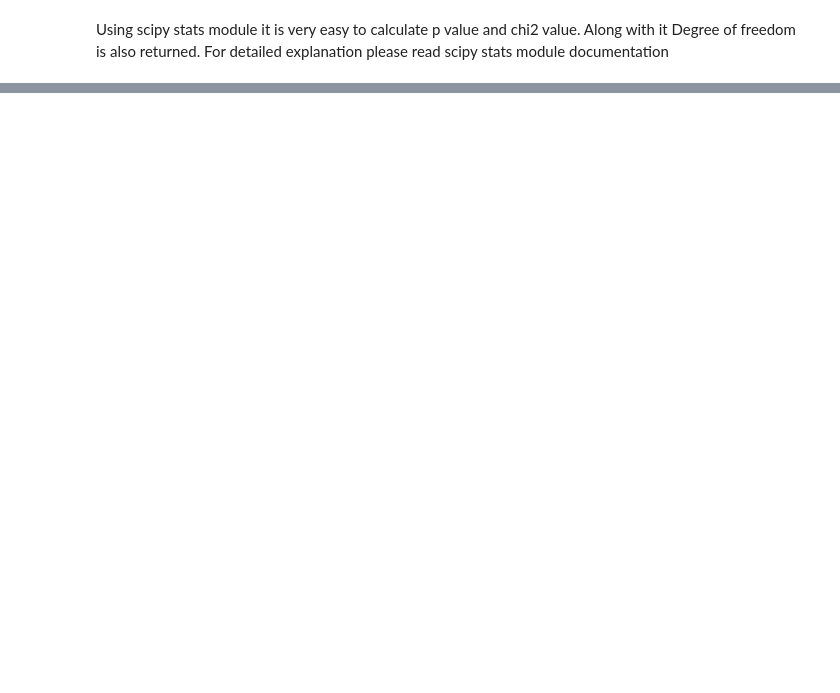
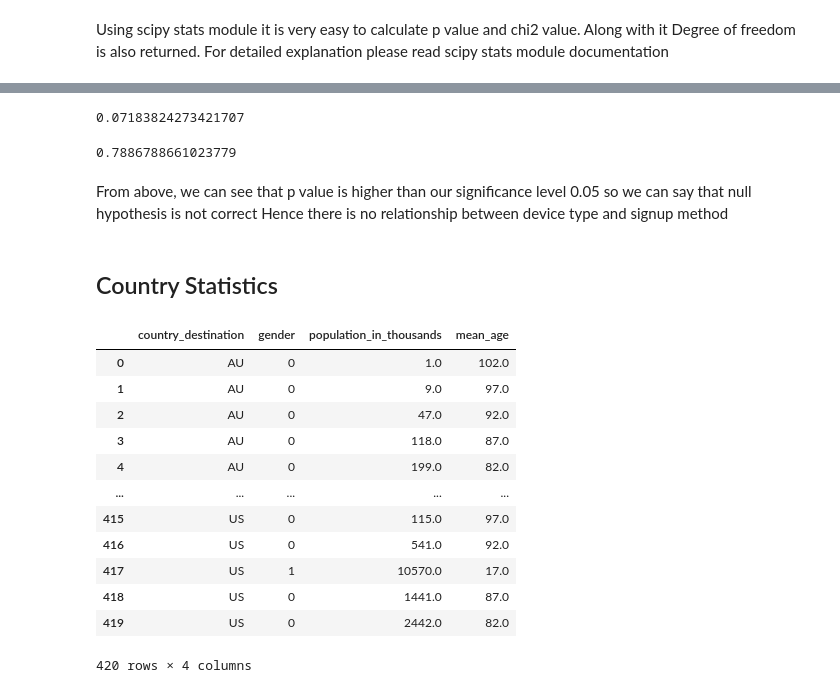
Before and after one commit to vkgithub1556/AirbnbProject, a Jupyter notebook: airbnb.ipynb, the cells around one changed output, grey strips where cells are left out. Saved outputs shown, nothing was run; the diff lists cells and outputs as text; code cells hidden in the pictures; blank space fills up the shorter version.

```diff
--- a/airbnb.ipynb
+++ b/airbnb.ipynb
@@ -385,0 +490,28 @@ TypeError: ignored
+# %%
+chi2
+# %% [output]
+0.07183824273421707
+# %%
+p
+# %% [output]
+0.7886788661023779
+# %% [markdown]
+From above, we can see that p value is higher than our significance level 0.05 so we can say that null hypothesis is not correct Hence there is no relationship between device type and signup method
+# %% [markdown]
+<h2> Country Statistics </h2>
+# %%
+age_gen_df
+# %% [output]
+|  | country_destination | gender | population_in_thousands | mean_age |
+| 0 | AU | 0 | 1.0 | 102.0 |
+| 1 | AU | 0 | 9.0 | 97.0 |
+| 2 | AU | 0 | 47.0 | 92.0 |
+| 3 | AU | 0 | 118.0 | 87.0 |
+| 4 | AU | 0 | 199.0 | 82.0 |
+| ... | ... | ... | ... | ... |
+| 415 | US | 0 | 115.0 | 97.0 |
+| 416 | US | 0 | 541.0 | 92.0 |
+| 417 | US | 1 | 10570.0 | 17.0 |
+| 418 | US | 0 | 1441.0 | 87.0 |
+| 419 | US | 0 | 2442.0 | 82.0 |
+420 rows × 4 columns
```
Also changed, not shown: parts of 30 cells of this notebook.
